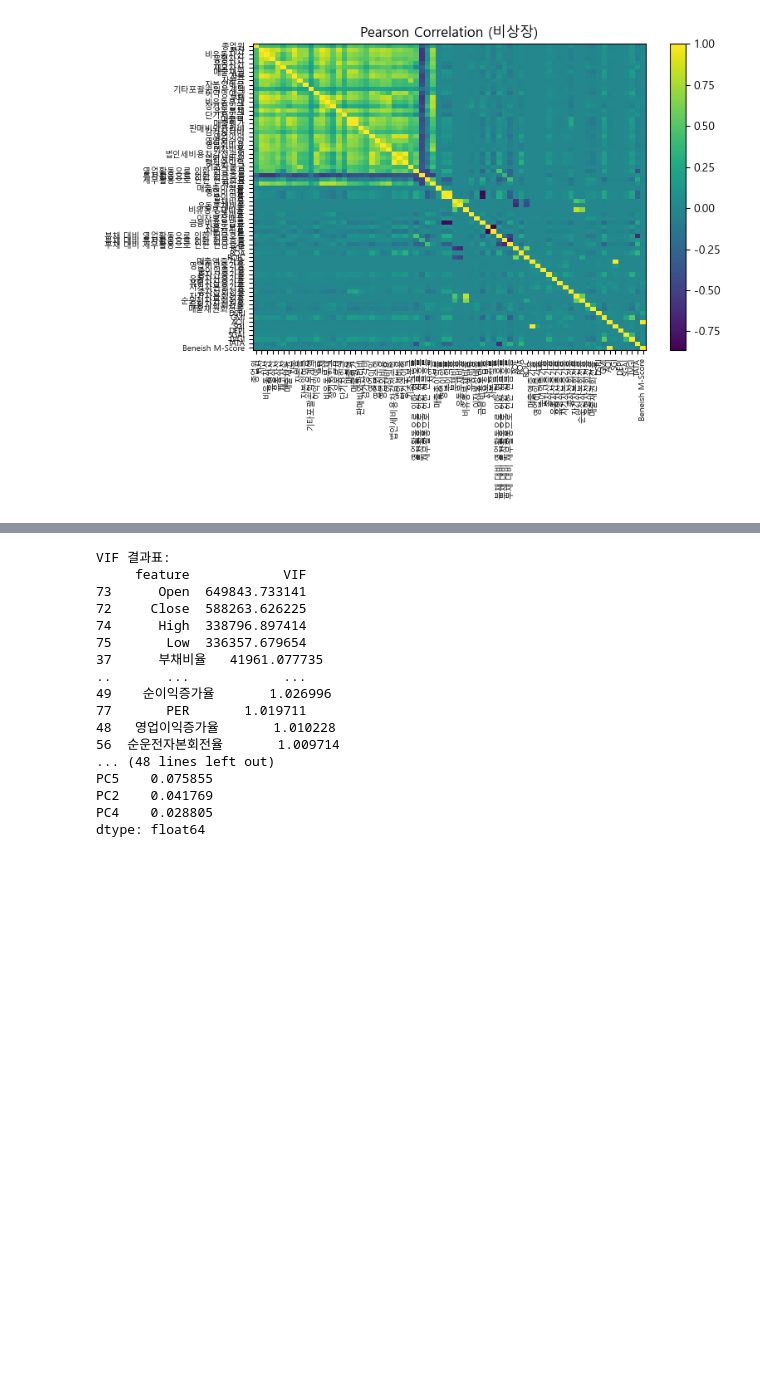
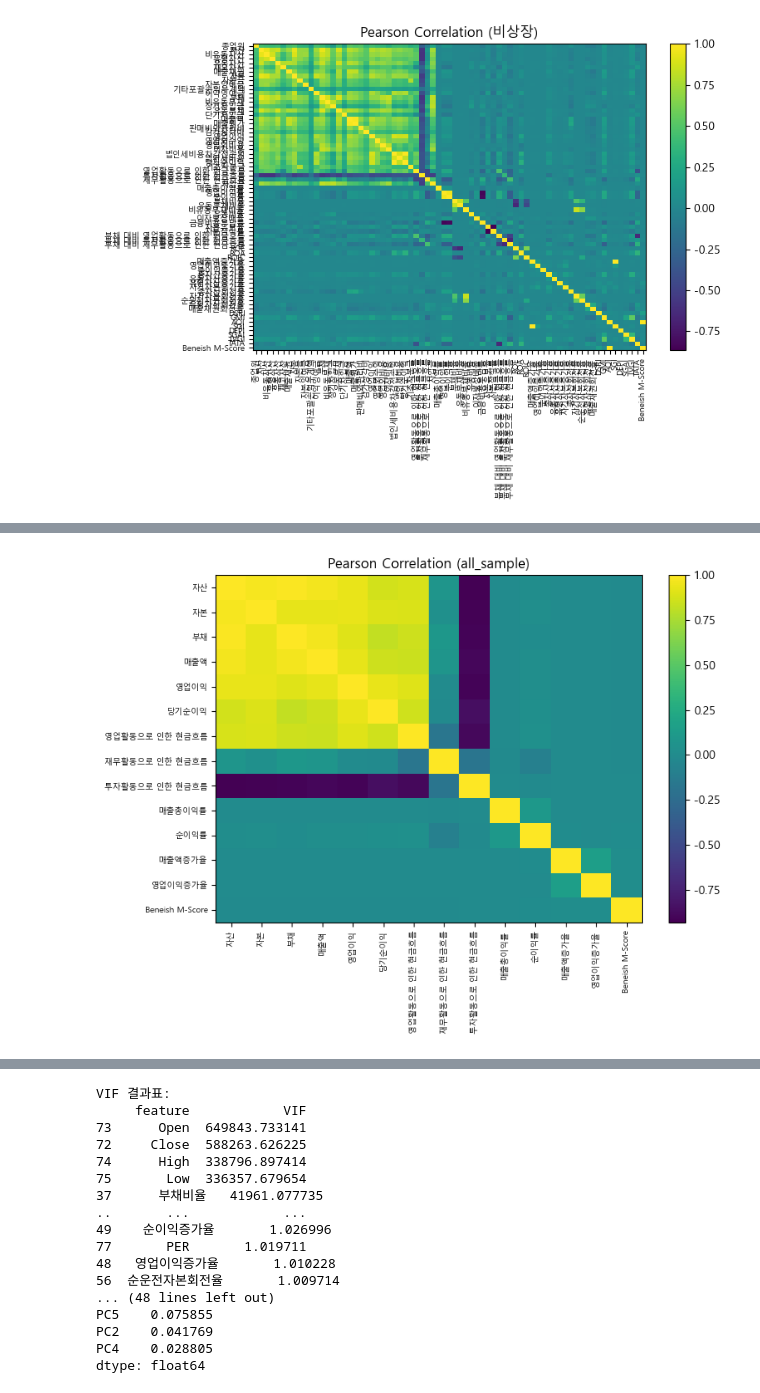
Before and after one commit to astrepluie/mysite, a Jupyter notebook: project2/EDA.ipynb, the cells around one changed output, grey strips where cells are left out. Cells and saved outputs as stored; diff of their text form; code cells hidden in the pictures; blank space fills up the shorter version.

```diff
--- a/project2/EDA.ipynb
+++ b/project2/EDA.ipynb
@@ -65,3 +74,7 @@ corr_and_heatmap(unlist,unlist.drop(drop_cols, axis=1).columns, 'heatmap', 'ALL'
+# %%
+corr_and_heatmap(all, sample_col, 'heatmap', 'all_sample')
+# %% [output]
+[figure, added]
 # %%
 #PCA
 import pandas as pd
```
Also changed, not shown: parts of 12 cells of this notebook, 7 other files.
